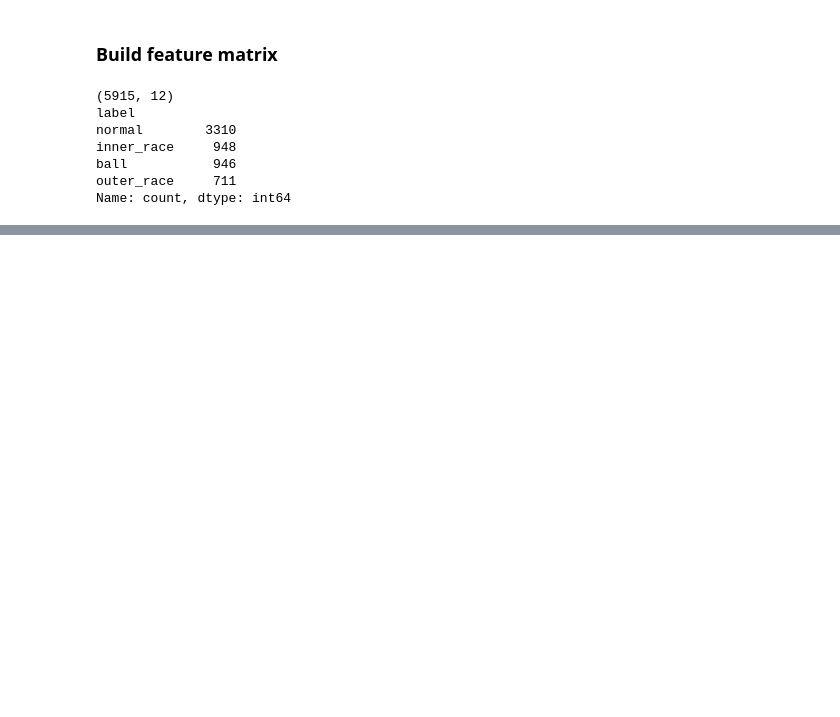
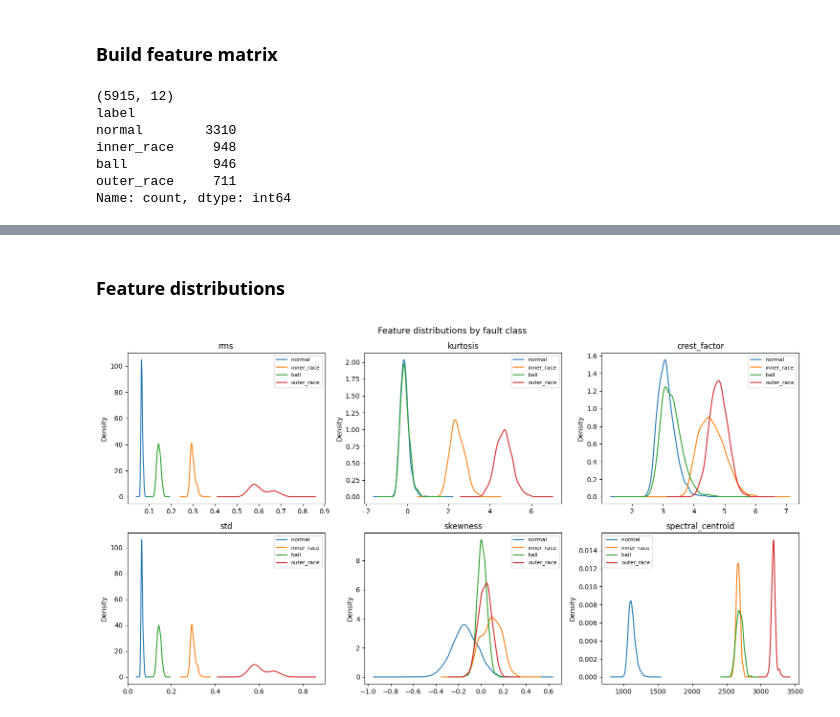
Before and after one commit to Dazcam/rotating-machinery-health-monitoring, a Jupyter notebook: 01_bearing_fault_classification/notebooks/01_bearing_fault_classification.ipynb, the cells around one changed output, grey strips where cells are left out. Cells and saved outputs as stored; diff of their text form; code cells hidden in the pictures; blank space fills up the shorter version.

Commit message:
Add feature distribution plots and class imbalance notes

```diff
--- a/01_bearing_fault_classification/notebooks/01_bearing_fault_classification.ipynb
+++ b/01_bearing_fault_classification/notebooks/01_bearing_fault_classification.ipynb
@@ -344,0 +306,21 @@ OK -- 15503928 bytes
+# %% [markdown]
+### Feature distributions
+# %%
+fig, axes = plt.subplots(2, 3, figsize=(15, 8))
+
+features_to_plot = ["rms", "kurtosis", "crest_factor",
+                    "std", "skewness", "spectral_centroid"]
+
+for ax, feature in zip(axes.flatten(), features_to_plot):
+    for label in df["label"].unique():
+        subset = df[df["label"] == label][feature]
+        subset.plot(kind="kde", ax=ax, label=label)
+    ax.set_title(feature)
+    ax.legend(fontsize=8)
+
+plt.suptitle("Feature distributions by fault class", fontsize=13)
+plt.tight_layout()
+plt.savefig("data/feature_distributions.png", dpi=150, bbox_inches="tight")
+plt.show()
+# %% [output]
+[figure, added]
```
Also changed, not shown: parts of 4 cells of this notebook.
